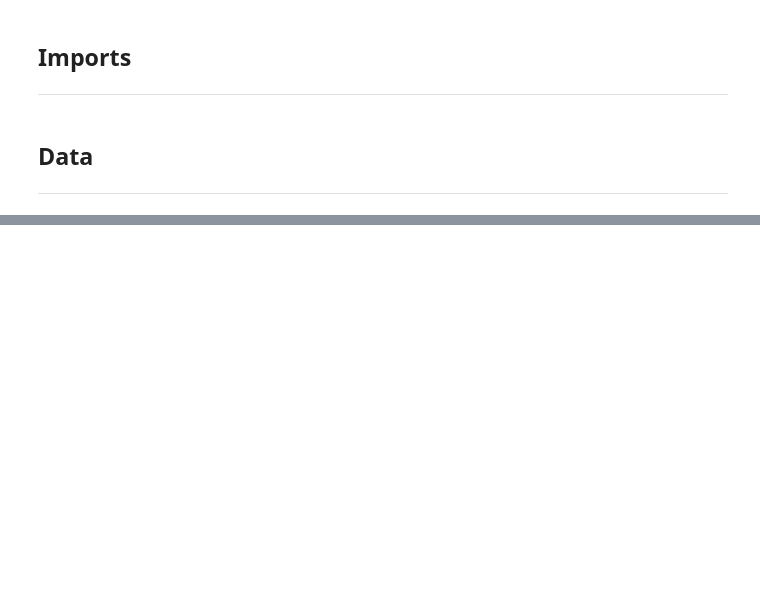
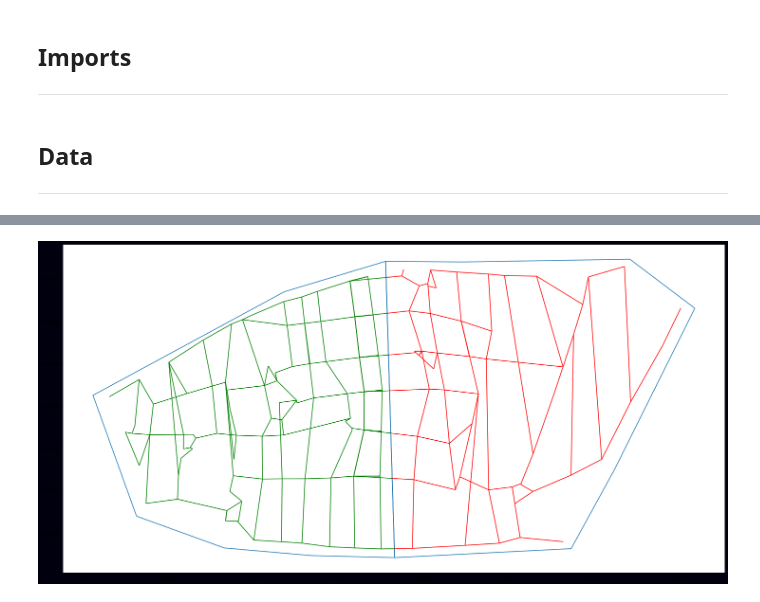
Before and after one commit to harryodell/Synthetic_Cities, a Jupyter notebook: OSM_network_partitioning-Ofer.ipynb, the cells around one changed output, grey strips where cells are left out. Cells and saved outputs as stored; diff of their text form; code cells hidden in the pictures; blank space fills up the shorter version.

```diff
--- a/OSM_network_partitioning-Ofer.ipynb
+++ b/OSM_network_partitioning-Ofer.ipynb
@@ -67,0 +80,12 @@ pos = [i for i in ofer_network]
+# %%
+fig, ax = plt.subplots(figsize=(25, 25))
+#ax.set_aspect('equal')
+
+gdf.boundary.plot(ax=ax)
+clipped1.plot(ax=ax, color = 'red')
+clipped2.plot(ax=ax, color = 'green')
+
+fig.set_facecolor("#00000F")
+plt.show()
+# %% [output]
+[figure, added]
```
Also changed, not shown: parts of 28 cells of this notebook, 10 other files.
